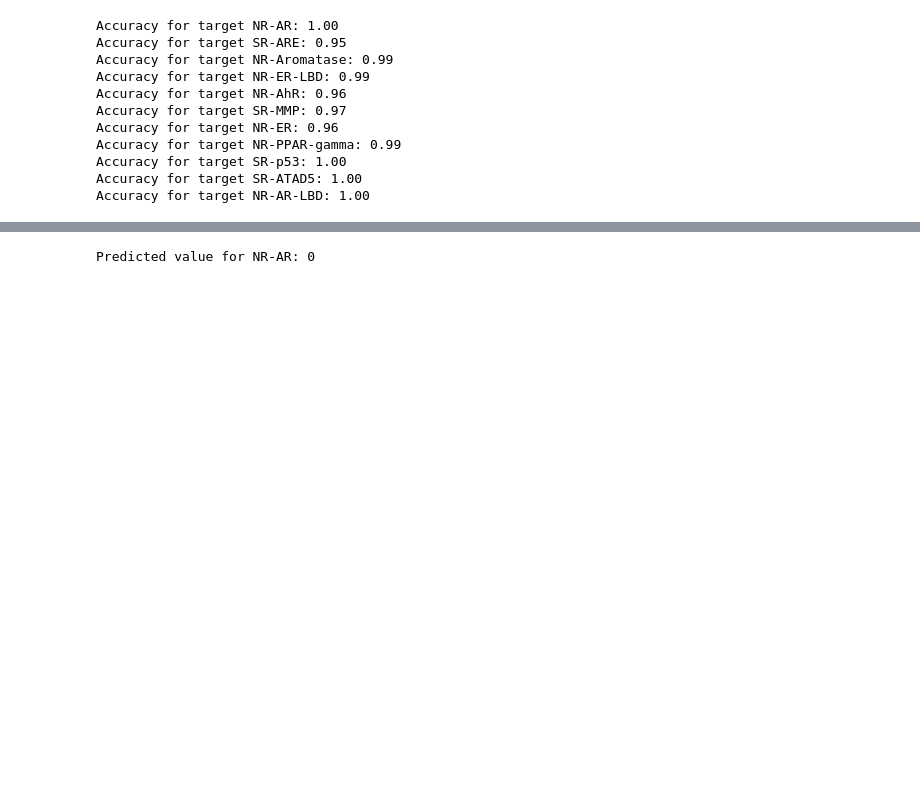
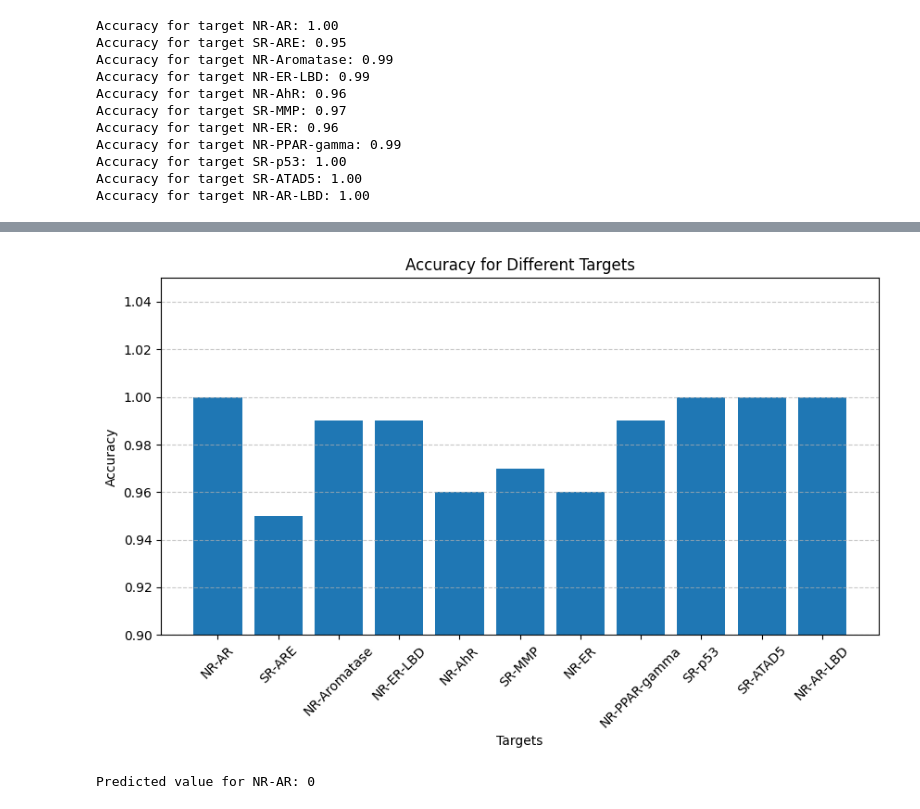
Before and after one commit to samratrajsharma/GCN_Molecule_Toxicity_Morgan_FIngerprint_Implementation-, a Jupyter notebook: Naive Bayes.ipynb, the cells around one changed output, grey strips where cells are left out. Cells and saved outputs as stored; diff of their text form; code cells hidden in the pictures; blank space fills up the shorter version.

```diff
--- a/Naive Bayes.ipynb
+++ b/Naive Bayes.ipynb
@@ -227,3 +308,24 @@ Accuracy for target NR-AR-LBD: 1.00
+# %%
+import matplotlib.pyplot as plt
+
+targets = [
+    "NR-AR", "SR-ARE", "NR-Aromatase", "NR-ER-LBD", "NR-AhR",
+    "SR-MMP", "NR-ER", "NR-PPAR-gamma", "SR-p53", "SR-ATAD5", "NR-AR-LBD"
+]
+accuracies = [1.00, 0.95, 0.99, 0.99, 0.96, 0.97, 0.96, 0.99, 1.00, 1.00, 1.00]
+
+plt.figure(figsize=(10, 5))
+plt.bar(targets, accuracies)
+plt.ylim(0.9, 1.05)
+plt.ylabel("Accuracy")
+plt.xlabel("Targets")
+plt.title("Accuracy for Different Targets")
+plt.xticks(rotation=45)
+plt.grid(axis='y', linestyle='--', alpha=0.7)
+
+plt.show()
+# %% [output]
+[figure, added]
 # %%
 fw = float(input("Enter FW: "))
 dsstox_cid = float(input("Enter DSSTox_CID: "))
```
Also changed, not shown: parts of 3 cells of this notebook.
